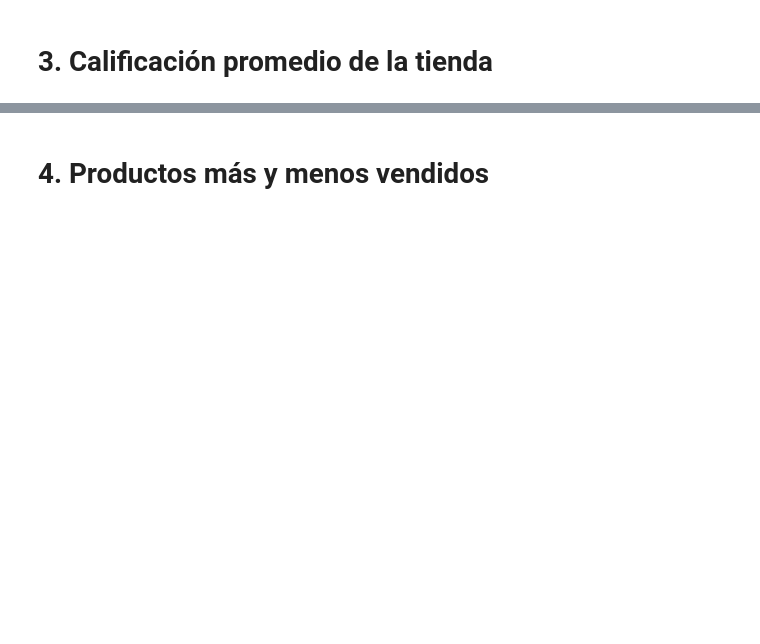
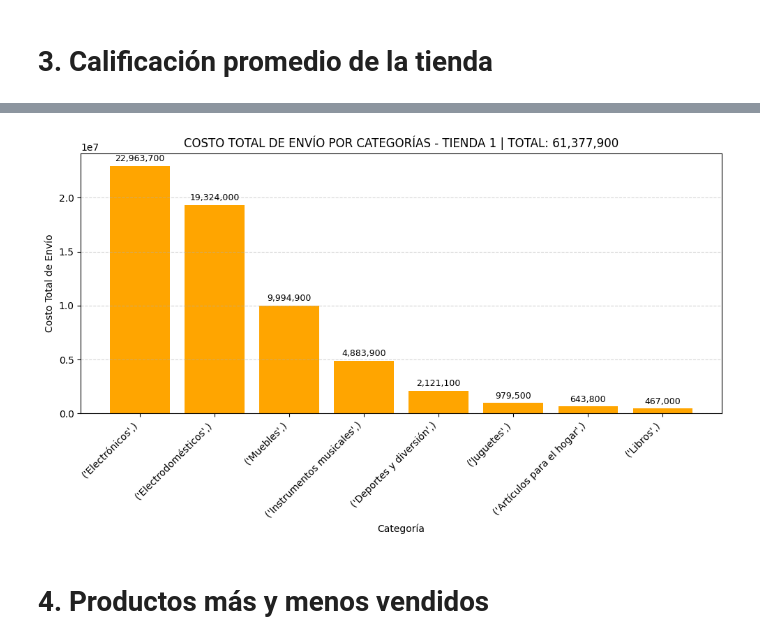
Before and after one commit to Fillomon/CienciaDatos, a Jupyter notebook: AluraStoreLatam.ipynb, the cells around one changed output, grey strips where cells are left out. Cells and saved outputs as stored; diff of their text form; code cells hidden in the pictures; blank space fills up the shorter version.

```diff
--- a/AluraStoreLatam.ipynb
+++ b/AluraStoreLatam.ipynb
@@ -209,2 +210,36 @@ plt.show()
+# %%
+# AGRUPAMOS Y SUMAMOS LOS COSTOS DE ENVÍO POR CATEGORÍA
+total = 0
+group_data = []
+catTienda1 = dTiendaClear.groupby(['Categoría del Producto'])
+
+for nombre, grupo_df in catTienda1:
+    costo_total = grupo_df['Costo de envío'].sum()
+    total += costo_total
+    group_data.append({"Grupo": nombre, "Costo Total": costo_total})
+
+# CONVERTIR DATOS A DATAFRAME Y ORDENAR DE MAYOR A MENOR
+df_categorias = pd.DataFrame(group_data)
+df_categorias = df_categorias.sort_values(by='Costo Total', ascending=False)
+
+# Graficar
+plt.figure(figsize=(10, 6))
+bars = plt.bar(df_categorias['Grupo'].astype(str), df_categorias['Costo Total'], color='orange')
+plt.xlabel('Categoría')
+plt.ylabel('Costo Total de Envío')
+plt.title(f"COSTO TOTAL DE ENVÍO POR CATEGORÍAS - TIENDA 1 | TOTAL: {total:,.0f}")
+plt.xticks(rotation=45, ha='right')
+plt.tight_layout()
+plt.grid(axis='y', linestyle='--', alpha=0.5)
+
+# Agregar etiquetas con los valores sobre las barras
+for bar in bars:
+    yval = bar.get_height()
+    plt.text(bar.get_x() + bar.get_width()/2, yval + max(df_categorias['Costo Total']) * 0.01,
+             f'{yval:,.0f}', ha='center', va='bottom', fontsize=9)
+
+plt.show()
+# %% [output]
+[figure, added]
 # %% [markdown]
 # 4. Productos más y menos vendidos
```
Also changed, not shown: parts of 18 cells of this notebook.
